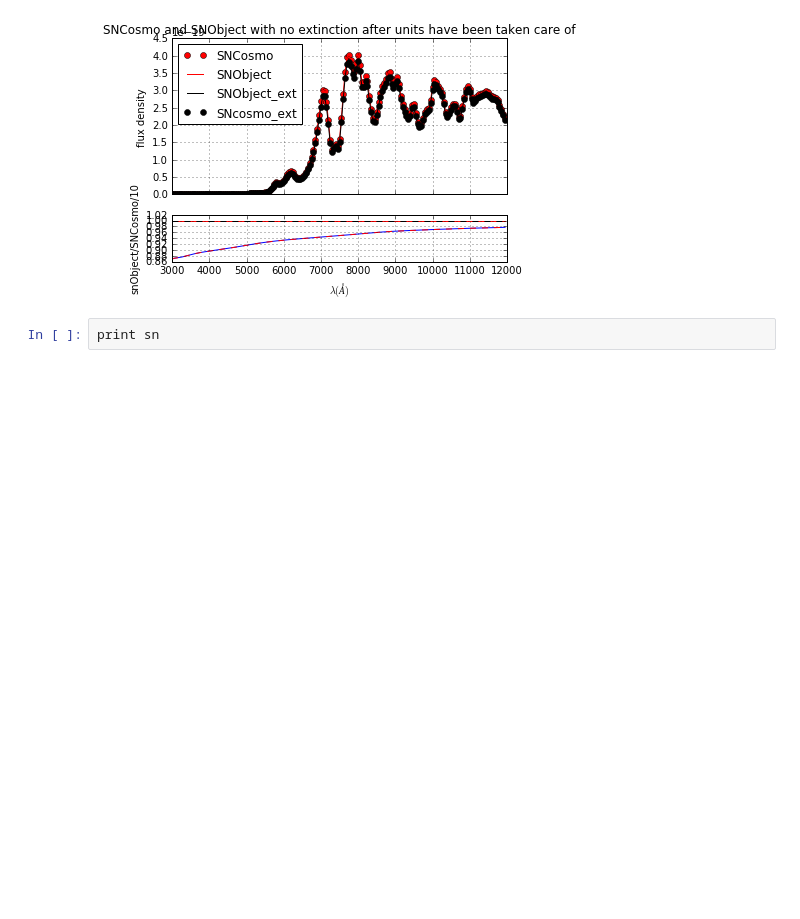
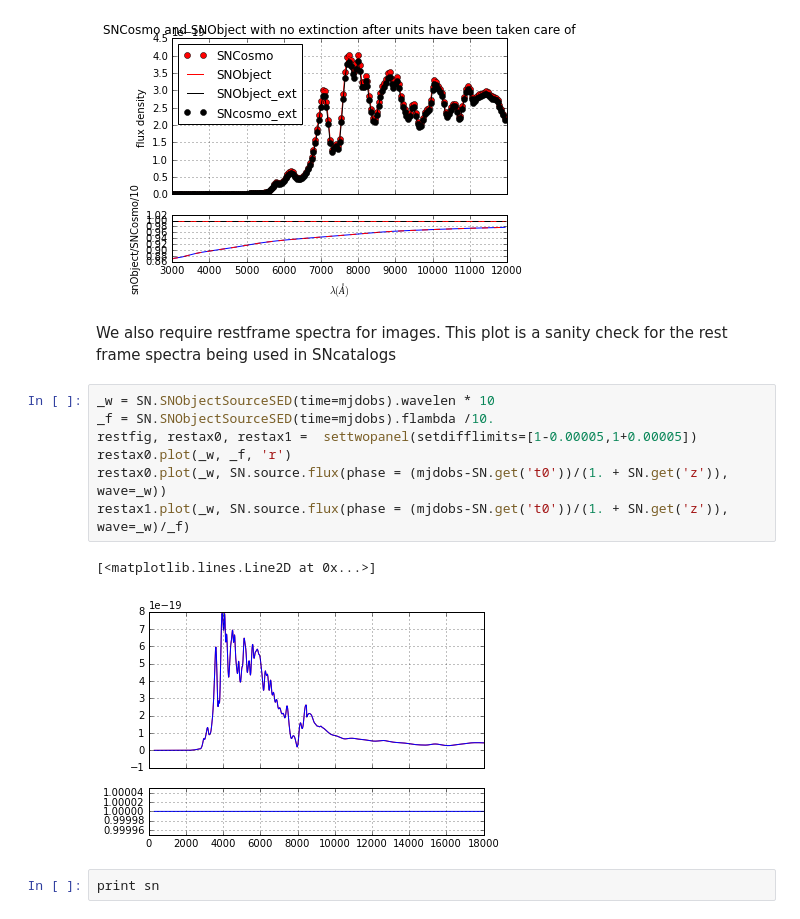
Before and after one commit to lsst-sims/legacy_sims_catUtils, a Jupyter notebook: examples/SNObject_example.ipynb, the cells around one changed output. Cells and saved outputs as stored; diff of their text form; blank space fills up the shorter version.

```diff
--- a/examples/SNObject_example.ipynb
+++ b/examples/SNObject_example.ipynb
@@ -264,6 +264,18 @@ specax.set_title('SNCosmo and SNObject with no extinction after units have been
 # %% [output]
 <matplotlib.text.Text at 0x...>
 [figure]
+# %% [markdown]
+We also require restframe spectra for images. This plot is a sanity check for the rest frame spectra being used in SNcatalogs
+# %%
+_w = SN.SNObjectSourceSED(time=mjdobs).wavelen * 10
+_f = SN.SNObjectSourceSED(time=mjdobs).flambda /10.
+restfig, restax0, restax1 =  settwopanel(setdifflimits=[1-0.00005,1+0.00005])
+restax0.plot(_w, _f, 'r')
+restax0.plot(_w, SN.source.flux(phase = (mjdobs-SN.get('t0'))/(1. + SN.get('z')), wave=_w))
+restax1.plot(_w, SN.source.flux(phase = (mjdobs-SN.get('t0'))/(1. + SN.get('z')), wave=_w)/_f)
+# %% [output]
+[<matplotlib.lines.Line2D at 0x...>]
+[figure, added]
 # %%
 print sn
 # %% [output]
```
Also changed, not shown: parts of 5 cells of this notebook, 4 other files.
